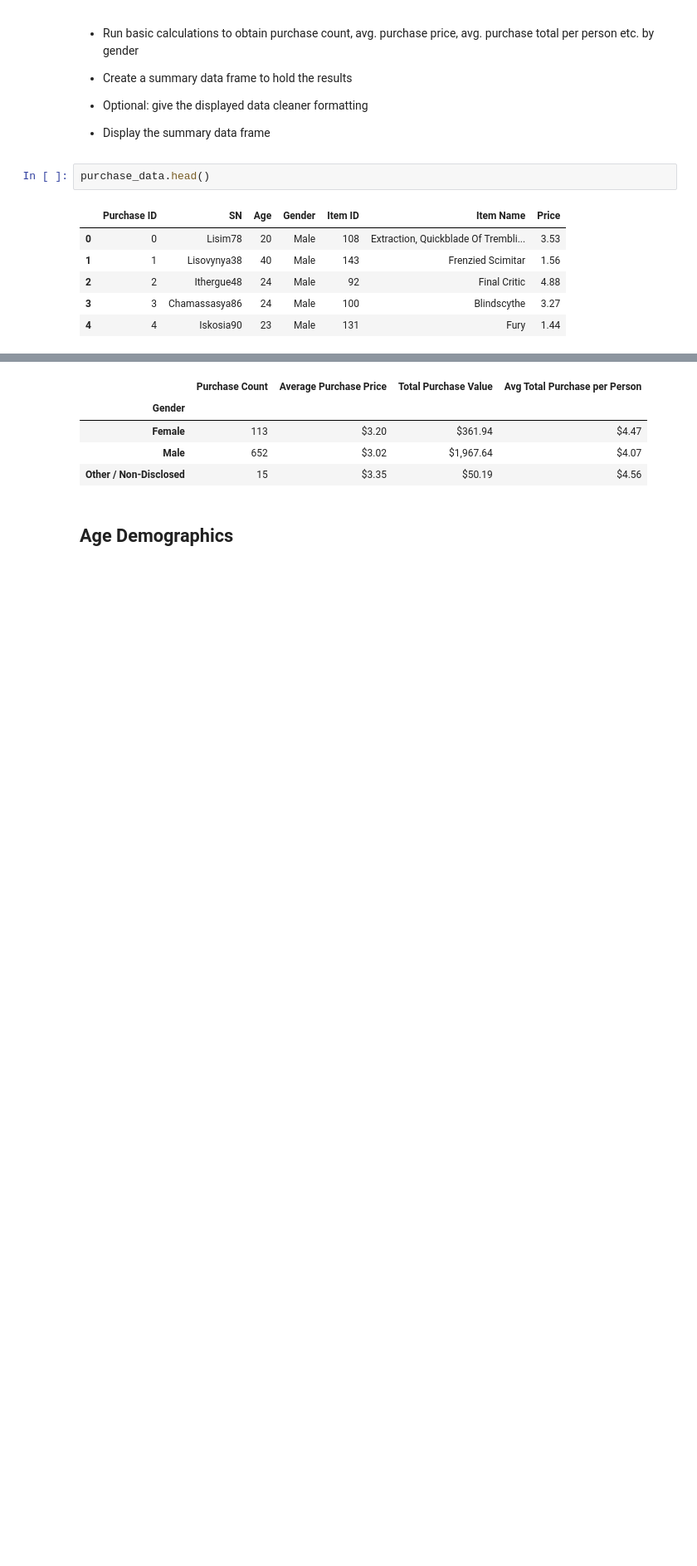
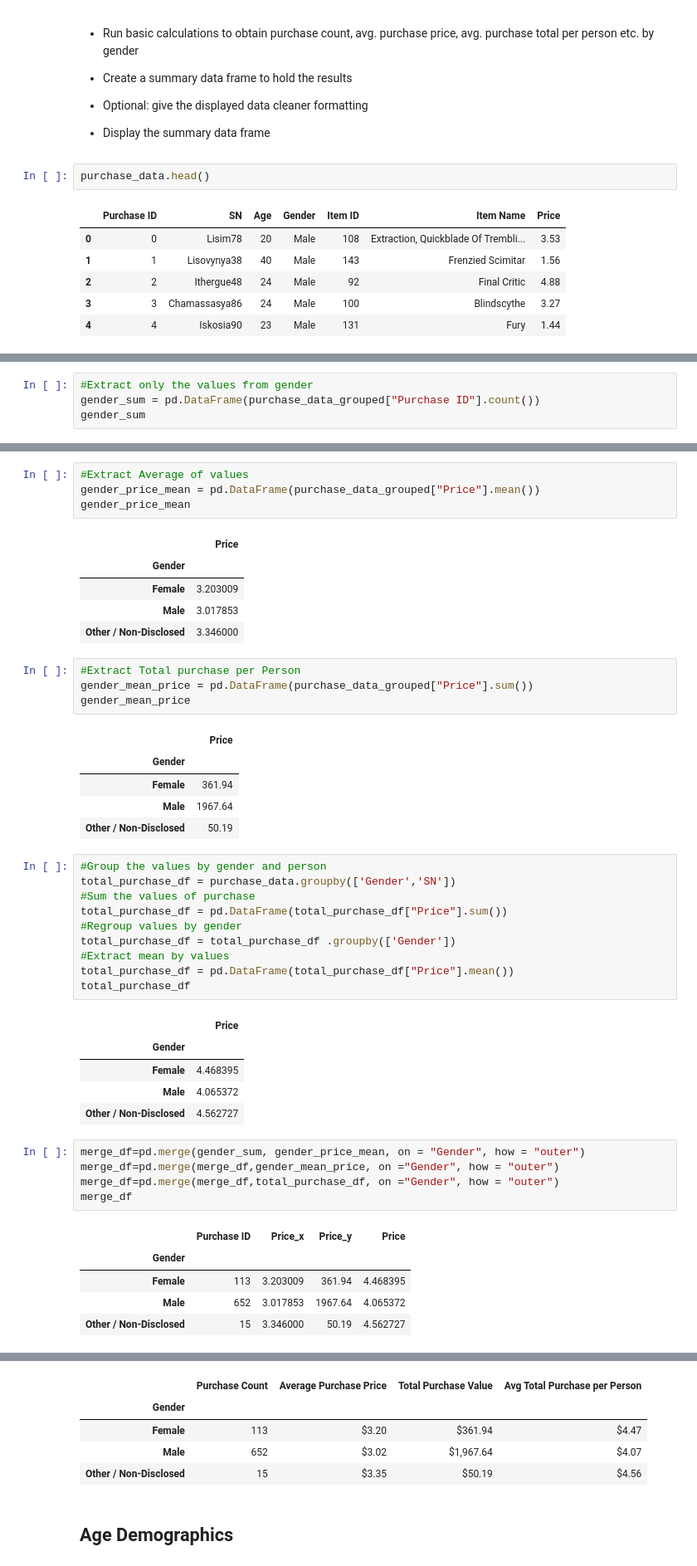
Before and after one commit to serch3128/Pandas-homework, a Jupyter notebook: HeroesOfPymoli/HeroesOfPymoli_starter.ipynb, the cells around one changed output, grey strips where cells are left out. Shown at 83% size. Drawn from its saved outputs; the diff is of its cells as text; blank space fills up the shorter version.

```diff
--- a/HeroesOfPymoli/HeroesOfPymoli_starter.ipynb
+++ b/HeroesOfPymoli/HeroesOfPymoli_starter.ipynb
@@ -190,0 +190,4 @@ Name: Purchase ID, dtype: int64
+# %%
+#Extract only the values from gender
+gender_sum = pd.DataFrame(purchase_data_grouped["Purchase ID"].count())
+gender_sum
@@ -190,0 +200,47 @@ Name: Purchase ID, dtype: int64
+# %%
+#Extract Average of values
+gender_price_mean = pd.DataFrame(purchase_data_grouped["Price"].mean())
+gender_price_mean
+# %% [output]
+|  | Price |
+| Gender |  |
+| Female | 3.203009 |
+| Male | 3.017853 |
+| Other / Non-Disclosed | 3.346000 |
+# %%
+#Extract Total purchase per Person
+gender_mean_price = pd.DataFrame(purchase_data_grouped["Price"].sum())
+gender_mean_price
+# %% [output]
+|  | Price |
+| Gender |  |
+| Female | 361.94 |
+| Male | 1967.64 |
+| Other / Non-Disclosed | 50.19 |
+# %%
+#Group the values by gender and person
+total_purchase_df = purchase_data.groupby(['Gender','SN'])
+#Sum the values of purchase
+total_purchase_df = pd.DataFrame(total_purchase_df["Price"].sum())
+#Regroup values by gender
+total_purchase_df = total_purchase_df .groupby(['Gender'])
+#Extract mean by values
+total_purchase_df = pd.DataFrame(total_purchase_df["Price"].mean())
+total_purchase_df
+# %% [output]
+|  | Price |
+| Gender |  |
+| Female | 4.468395 |
+| Male | 4.065372 |
+| Other / Non-Disclosed | 4.562727 |
+# %%
+merge_df=pd.merge(gender_sum, gender_price_mean, on = "Gender", how = "outer")
+merge_df=pd.merge(merge_df,gender_mean_price, on ="Gender", how = "outer")
+merge_df=pd.merge(merge_df,total_purchase_df, on ="Gender", how = "outer")
+merge_df
+# %% [output]
+|  | Purchase ID | Price_x | Price_y | Price |
+| Gender |  |  |  |  |
+| Female | 113 | 3.203009 | 361.94 | 4.468395 |
+| Male | 652 | 3.017853 | 1967.64 | 4.065372 |
+| Other / Non-Disclosed | 15 | 3.346000 | 50.19 | 4.562727 |
```
Also changed, not shown: parts of 6 cells of this notebook.
